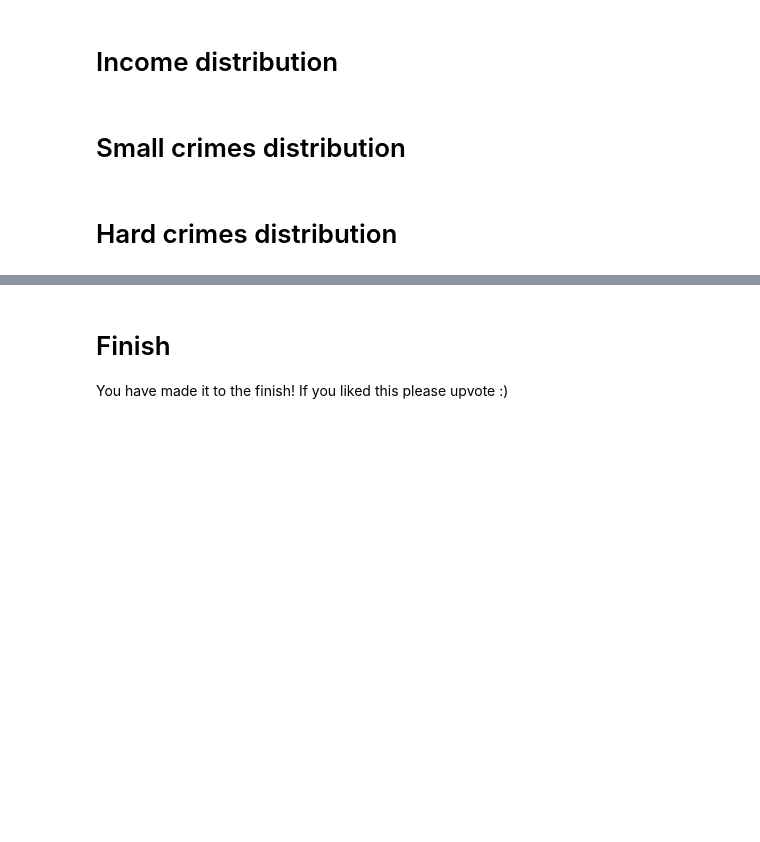
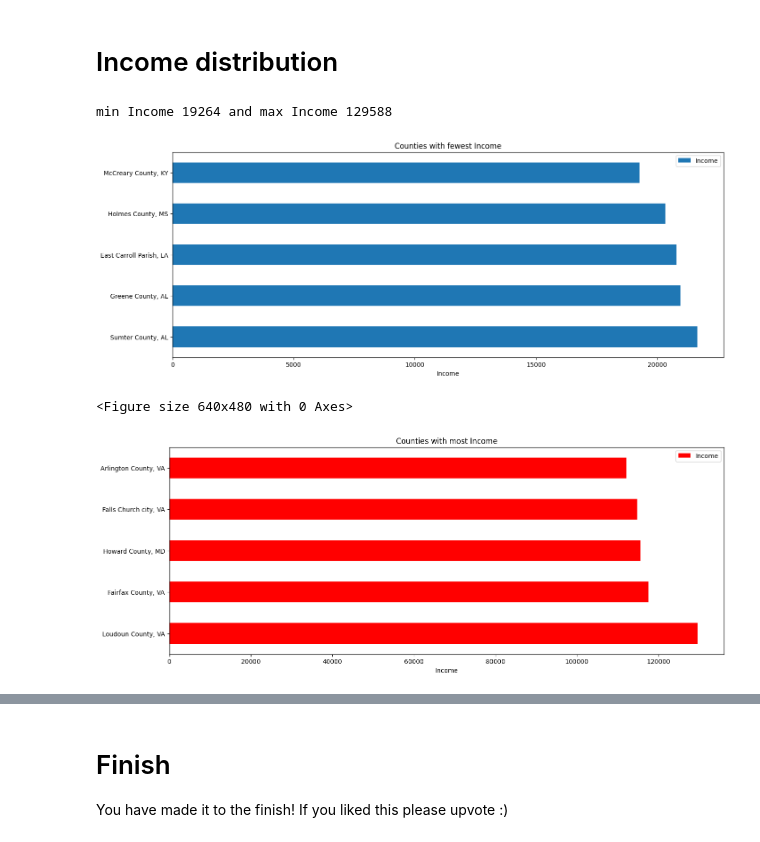
Before and after one commit to comanitza/machine-learning, a Jupyter notebook: notebooks/american-usa-statistics-visualized-on-maps.ipynb, the cells around one changed output, grey strips where cells are left out. Saved outputs shown, nothing was run; the diff lists cells and outputs as text; code cells hidden in the pictures; blank space fills up the shorter version.

```diff
--- a/notebooks/american-usa-statistics-visualized-on-maps.ipynb
+++ b/notebooks/american-usa-statistics-visualized-on-maps.ipynb
@@ -231,7 +249,16 @@ showMap(censusDf, counties, "Poverty", min=minPoverty, max=maxPoverty)
 # Etnicity distribution
 # %% [markdown]
 # Income distribution
-# %% [markdown]
-# Small crimes distribution
-# %% [markdown]
-# Hard crimes distribution
+# %%
+minIncome = censusDf["Income"].min()
+maxIncome = censusDf["Income"].max()
+
+print(f"min Income {minIncome} and max Income {maxIncome}")
+# %% [output]
+min Income 19264 and max Income 129588
+# %%
+plotTopAndBottom(censusDf, "Income")
+# %% [output]
+[figure, added]
+<Figure size 640x480 with 0 Axes>
+[figure, added]
```
Also changed, not shown: parts of 17 cells of this notebook.
